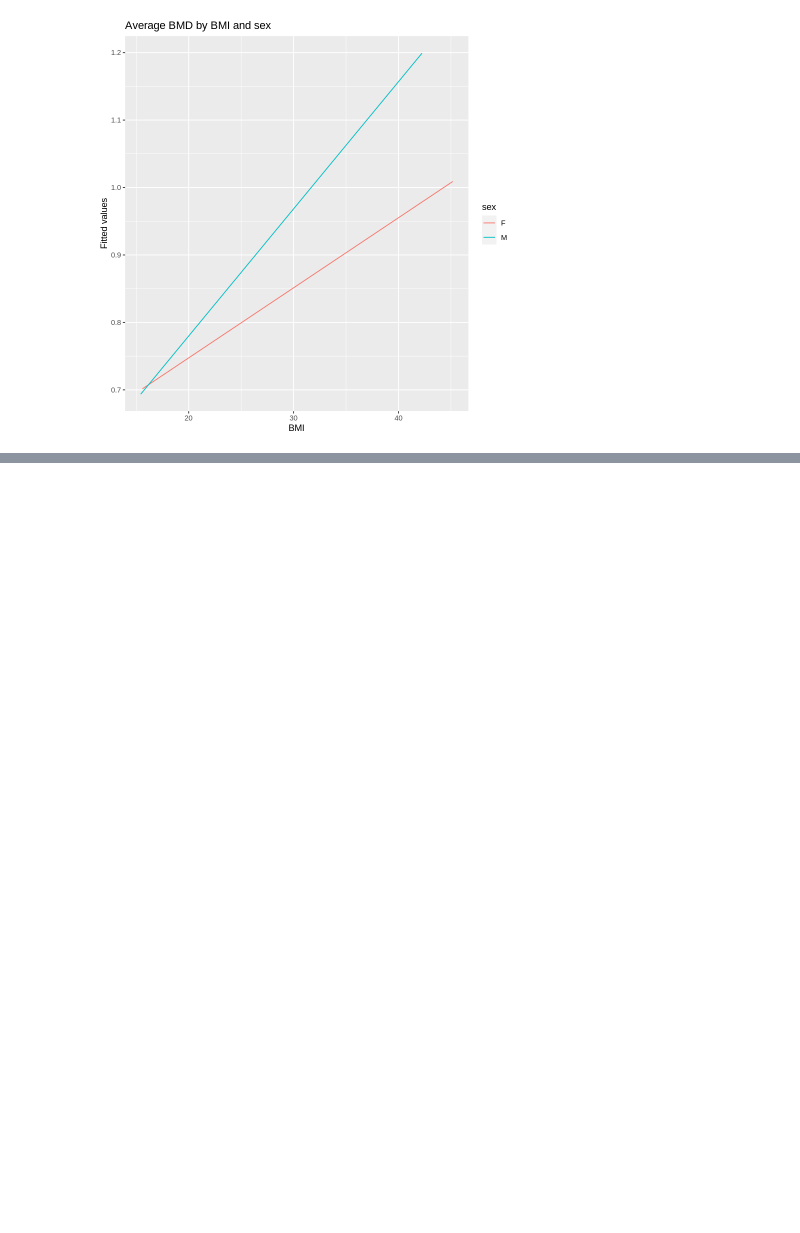
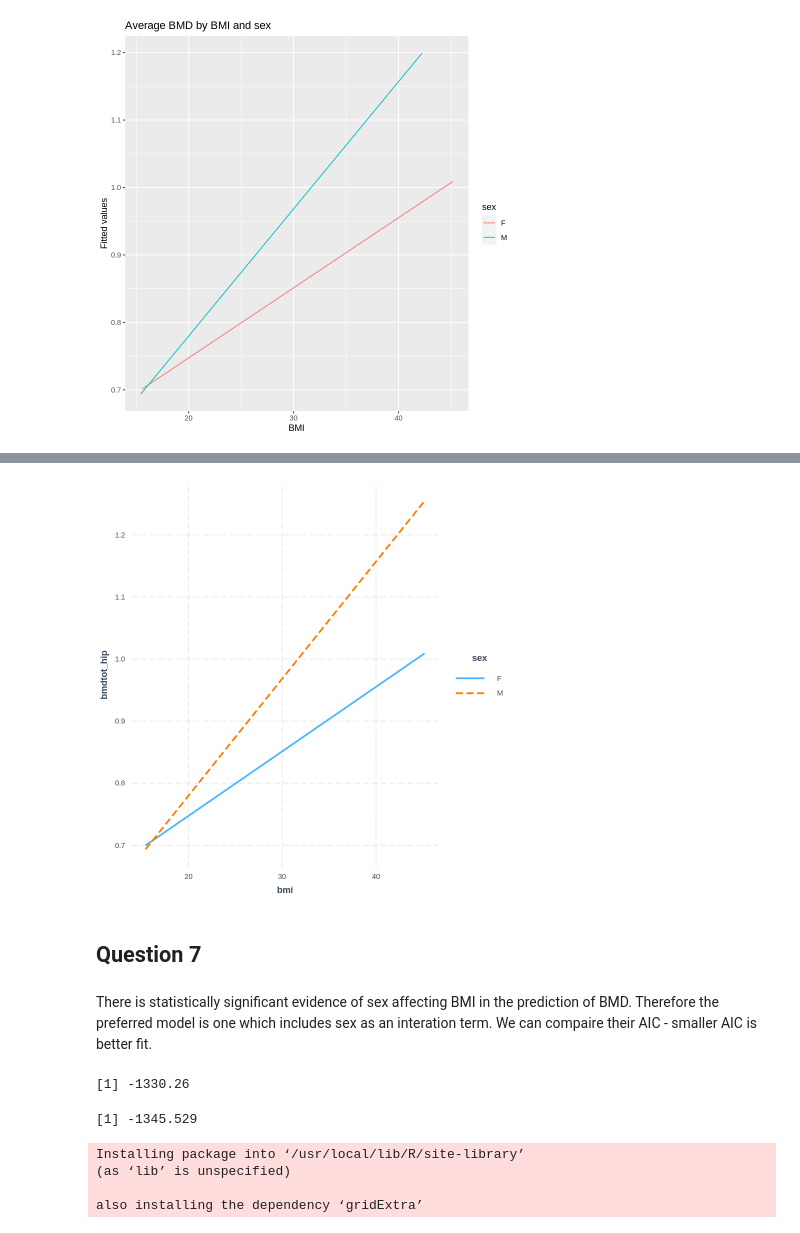
Before and after one commit to ouibaa/PUBH5218, a Jupyter notebook: Week_1_Generalised_Linear_Models.ipynb, the cells around one changed output, grey strips where cells are left out. Drawn from its saved outputs; the diff is of its cells as text; code cells hidden in the pictures; blank space fills up the shorter version.

```diff
--- a/Week_1_Generalised_Linear_Models.ipynb
+++ b/Week_1_Generalised_Linear_Models.ipynb
@@ -182,0 +198,25 @@ ggplot(data = data, aes (x = bmi, y = fitted, group = sex, colour = sex)) + geom
+# %%
+interact_plot(hipbmd.bmi_sex, pred = bmi, modx = sex)
+# %% [output]
+[figure, added]
+# %% [markdown]
+## Question 7
+# %% [markdown]
+There is statistically significant evidence of sex affecting BMI in the prediction of BMD. Therefore the preferred model is one which includes sex as an interation term.
+We can compaire their AIC - smaller AIC is better fit.
+# %%
+AIC(hipbmd.bmi)
+# %% [output]
+[1] -1330.26
+# %%
+AIC(hipbmd.bmi_sex)
+# %% [output]
+[1] -1345.529
+# %%
+install.packages("ggfortify")
+library(ggfortify)
+# %% [output]
+Installing package into ‘/usr/local/lib/R/site-library’
+(as ‘lib’ is unspecified)
+
+also installing the dependency ‘gridExtra’
```
Also changed, not shown: parts of 29 cells of this notebook.
